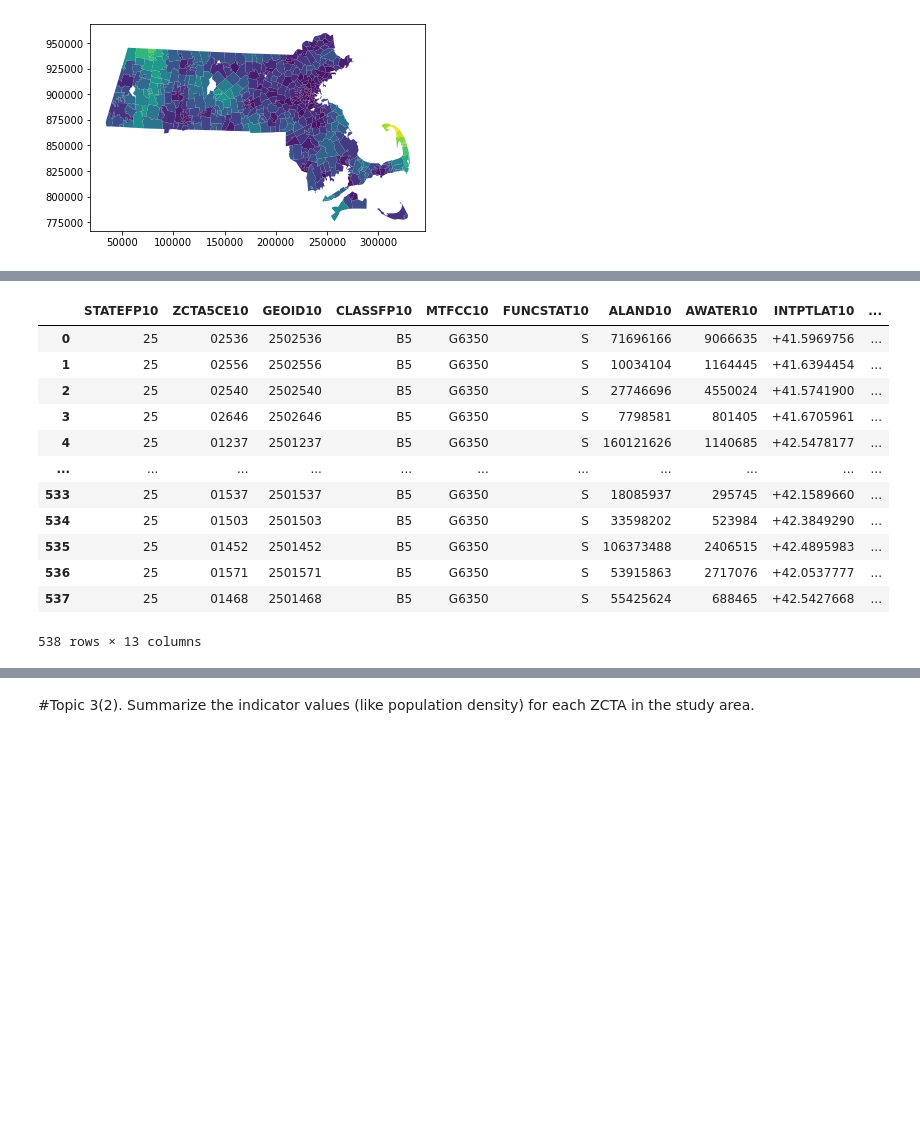
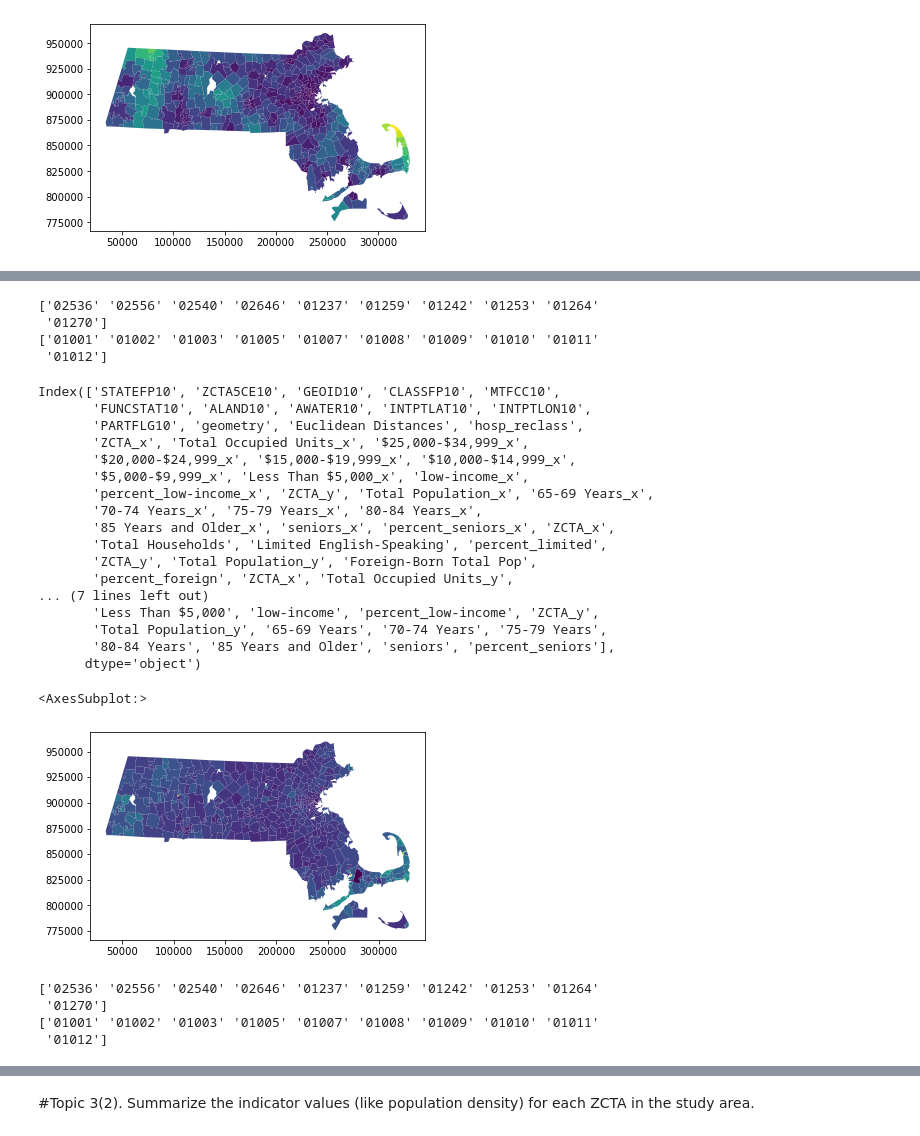
Before and after one commit to kameice97/uep239-finalproject, a Jupyter notebook: UEP 239 Final Assignment.ipynb, the cells around one changed output, grey strips where cells are left out. Drawn from its saved outputs; the diff is of its cells as text; code cells hidden in the pictures; blank space fills up the shorter version.

```diff
--- a/UEP 239 Final Assignment.ipynb
+++ b/UEP 239 Final Assignment.ipynb
@@ -639,27 +553,31 @@ zcta.plot(column = 'zcta_hosp')
+# %%
+# Check the join
+print(zcta.ZCTA5CE10.unique()[:10])
+print(age.ZCTA.unique()[:10])
+# %% [output]
+['02536' '02556' '02540' '02646' '01237' '01259' '01242' '01253' '01264'
+ '01270']
+['01001' '01002' '01003' '01005' '01007' '01008' '01009' '01010' '01011'
+ '01012']
+# %%
+zcta = zcta.merge(age,left_on='ZCTA5CE10', right_on='ZCTA')
 # %%
-zcta
+zcta.columns
 # %% [output]
-|  | STATEFP10 | ZCTA5CE10 | GEOID10 | CLASSFP10 | MTFCC10 | FUNCSTAT10 | ALAND10 | AWATER10 | INTPTLAT10 | ... |
-| 0 | 25 | 02536 | 2502536 | B5 | G6350 | S | 71696166 | 9066635 | +41.5969756 | ... |
-| 1 | 25 | 02556 | 2502556 | B5 | G6350 | S | 10034104 | 1164445 | +41.6394454 | ... |
-| 2 | 25 | 02540 | 2502540 | B5 | G6350 | S | 27746696 | 4550024 | +41.5741900 | ... |
-| 3 | 25 | 02646 | 2502646 | B5 | G6350 | S | 7798581 | 801405 | +41.6705961 | ... |
-| 4 | 25 | 01237 | 2501237 | B5 | G6350 | S | 160121626 | 1140685 | +42.5478177 | ... |
-| ... | ... | ... | ... | ... | ... | ... | ... | ... | ... | ... |
-| 533 | 25 | 01537 | 2501537 | B5 | G6350 | S | 18085937 | 295745 | +42.1589660 | ... |
-| 534 | 25 | 01503 | 2501503 | B5 | G6350 | S | 33598202 | 523984 | +42.3849290 | ... |
-| 535 | 25 | 01452 | 2501452 | B5 | G6350 | S | 106373488 | 2406515 | +42.4895983 | ... |
-| 536 | 25 | 01571 | 2501571 | B5 | G6350 | S | 53915863 | 2717076 | +42.0537777 | ... |
-| 537 | 25 | 01468 | 2501468 | B5 | G6350 | S | 55425624 | 688465 | +42.5427668 | ... |
-538 rows × 13 columns
+Index(['STATEFP10', 'ZCTA5CE10', 'GEOID10', 'CLASSFP10', 'MTFCC10',
+       'FUNCSTAT10', 'ALAND10', 'AWATER10', 'INTPTLAT10', 'INTPTLON10',
+       'PARTFLG10', 'geometry', 'Euclidean Distances', 'hosp_reclass',
+       'ZCTA_x', 'Total Occupied Units_x', '$25,000-$34,999_x',
+       '$20,000-$24,999_x', '$15,000-$19,999_x', '$10,000-$14,999_x',
+       '$5,000-$9,999_x', 'Less Than $5,000_x', 'low-income_x',
+       'percent_low-income_x', 'ZCTA_y', 'Total Population_x', '65-69 Years_x',
+       '70-74 Years_x', '75-79 Years_x', '80-84 Years_x',
+       '85 Years and Older_x', 'seniors_x', 'percent_seniors_x', 'ZCTA_x',
+       'Total Households', 'Limited English-Speaking', 'percent_limited',
+       'ZCTA_y', 'Total Population_y', 'Foreign-Born Total Pop',
+       'percent_foreign', 'ZCTA_x', 'Total Occupied Units_y',
+... (7 lines left out)
+       'Less Than $5,000', 'low-income', 'percent_low-income', 'ZCTA_y',
+       'Total Population_y', '65-69 Years', '70-74 Years', '75-79 Years',
+       '80-84 Years', '85 Years and Older', 'seniors', 'percent_seniors'],
+      dtype='object')
-# %%
-#do I need this?
-#will change values based on results from zonal stats
-#look at zcta_hosp and create based on that
-zcta['hosp_reclass'] = Nan
-zcta[zcta[‘zcta_hosp’] <= 1609][‘hosp_reclass’] = 5
-#replace with code like the first one
-hosp_reclass[(zcta_hosp > 1609) & (zcta_hosp <= 8046)] = 4
-hosp_reclass[(zcta_hosp > 8046) & (zcta_hosp <= 40233)] = 3
-hosp_reclass[(zcta_hosp > 40233) & (zcta_hosp <= 120701)] = 2
-hosp_reclass[zcta_hosp > 120701] = 1
@@ -671 +584,15 @@ hosp_reclass[zcta_hosp > 120701] = 1
+# %%
+zcta.plot('percent_seniors')
+# %% [output]
+<AxesSubplot:>
+[figure, added]
+# %%
+#can it be joined?
+print(zcta.ZCTA5CE10.unique()[:10])
+print(limited_eng.ZCTA.unique()[:10])
+# %% [output]
+['02536' '02556' '02540' '02646' '01237' '01259' '01242' '01253' '01264'
+ '01270']
+['01001' '01002' '01003' '01005' '01007' '01008' '01009' '01010' '01011'
+ '01012']
 # %%
```
Also changed, not shown: parts of 102 cells of this notebook.
